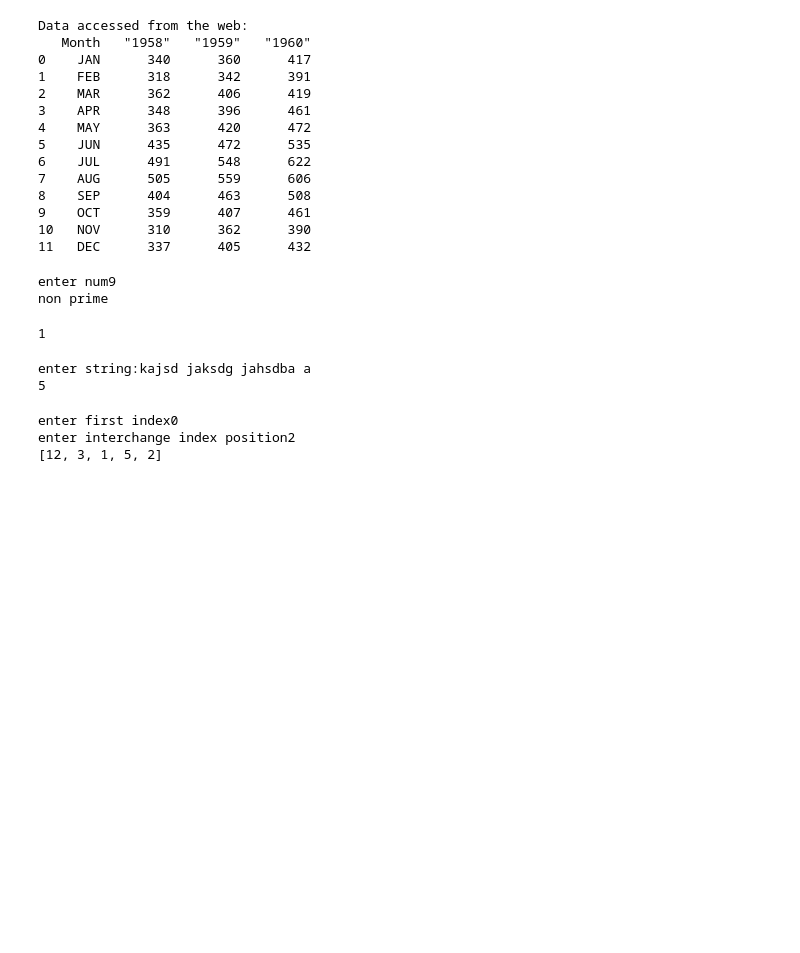
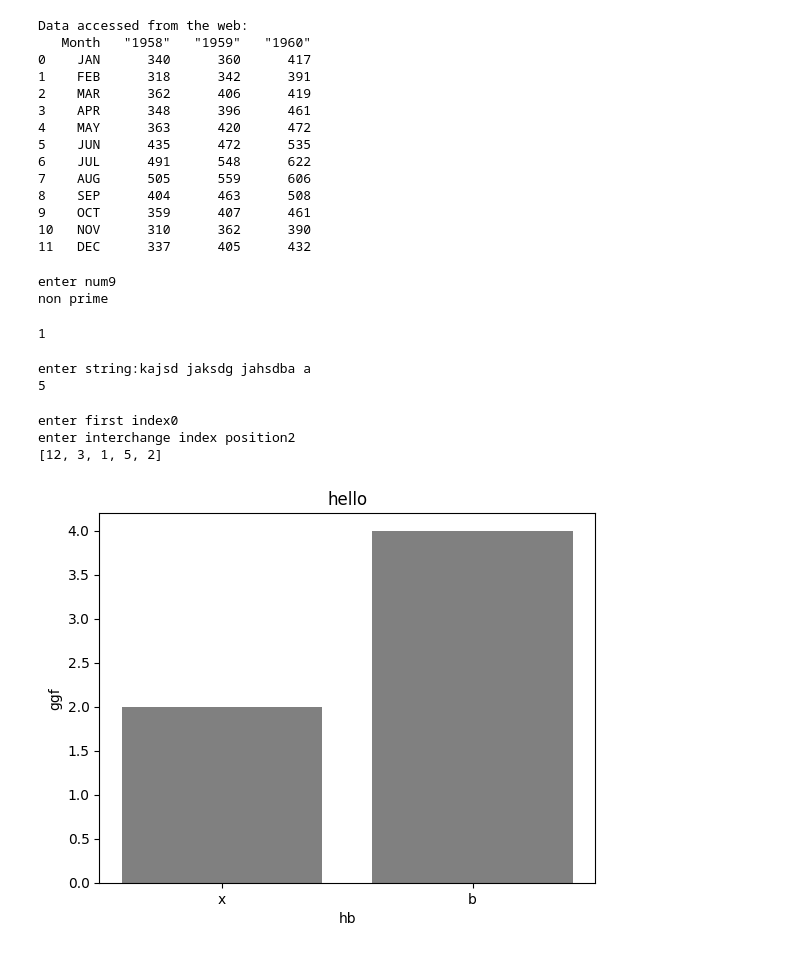
Before and after one commit to kavan202/kavan_jodhani, a Jupyter notebook: welcome/running_python.ipynb, the cells around one changed output. Cells and saved outputs as stored; diff of their text form; code cells hidden in the pictures; blank space fills up the shorter version.

```diff
--- a/welcome/running_python.ipynb
+++ b/welcome/running_python.ipynb
@@ -151,3 +153,15 @@ print(a)
 enter first index0
 enter interchange index position2
 [12, 3, 1, 5, 2]
+# %%
+import matplotlib.pyplot as plt
+a={"x":2,"b":4}
+b=plt.bar(a.keys(),a.values(),color="grey")
+# plt.legend()
+plt.xlabel('hb')
+plt.ylabel('ggf')
+plt.title("hello")
+
+plt.show(b)
+# %% [output]
+[figure, added]
```
Also changed, not shown: parts of 10 cells of this notebook.
